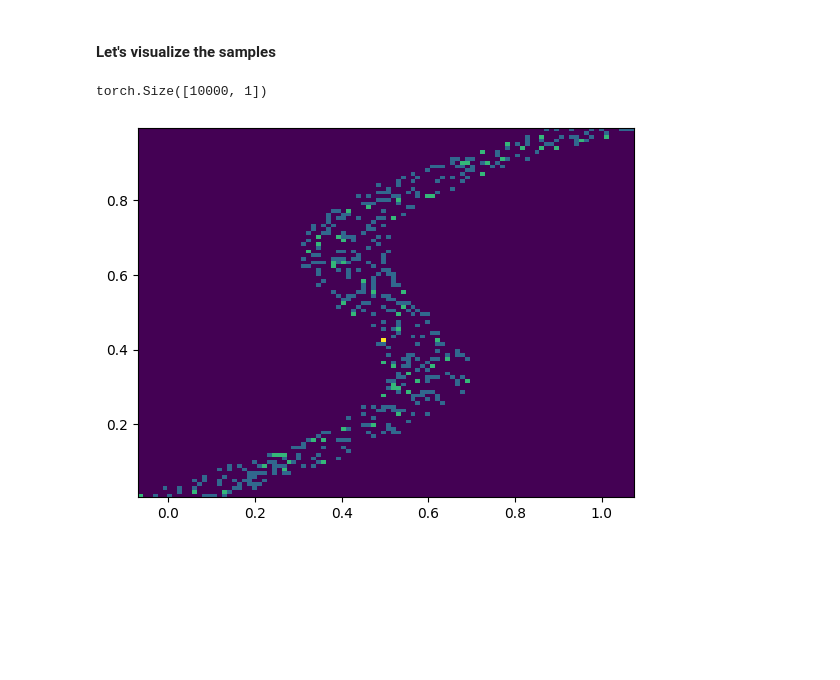
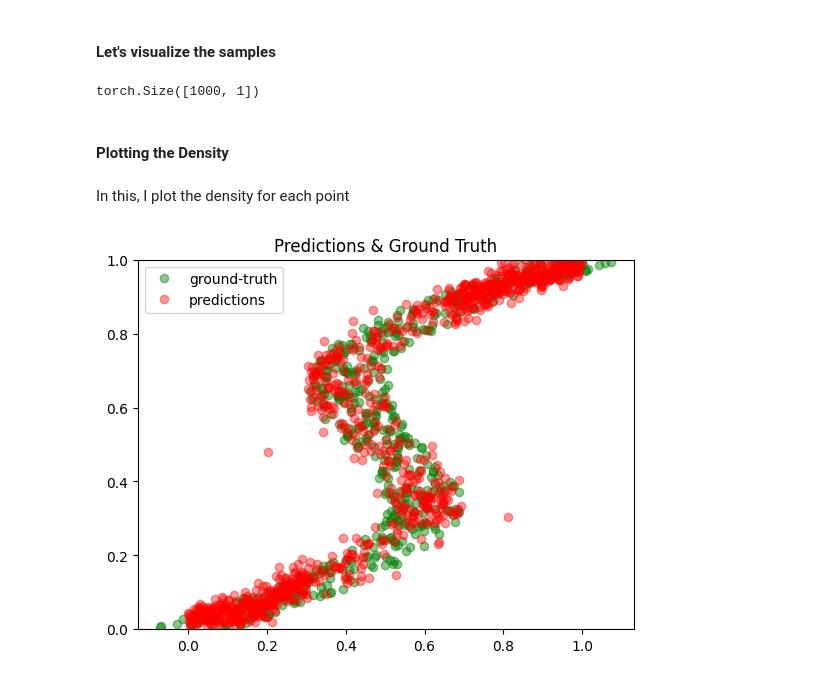
Before and after one commit to shenoynikhil/mixture-density-networks, a Jupyter notebook: tutorial.ipynb, the cells around one changed output. Drawn from its saved outputs; the diff is of its cells as text; code cells hidden in the pictures; blank space fills up the shorter version.

```diff
--- a/tutorial.ipynb
+++ b/tutorial.ipynb
@@ -203,17 +209,23 @@ class MixtureDensityNetwork(nn.Module):
         )
 
         # layers for getting MDN outputs
-        self.mean_net = nn.Linear(hidden_units, components)
-        self.sigma_net = nn.Linear(hidden_units, components)
+        # both mean and sigma predicted by same network
+        self.components = components
+        self.gaussian_net = nn.Linear(hidden_units, 2 * components)
         self.mixing_net = nn.Linear(hidden_units, components)
+
 
     def forward(self, x):
         out = self.net(x) # (batch_size, hidden_units)
 
         # let's get mixing coefficients, mean and sigma
+        gaussian_output = self.gaussian_net(out)
+        mean, sigma = (
+            gaussian_output[:, :self.components],
+            torch.exp(gaussian_output[:, self.components:])
+        )
+
         log_pi = torch.log_softmax(self.mixing_net(out), dim=-1) # softmax over -1 dim
-        mean = self.mean_net(out)
-        sigma = torch.exp(self.sigma_net(out))
 
         return {
             'log_pi': log_pi,
@@ -291,9 +303,9 @@ def loss_mdn(y_pred, y_true):
 
     return nll.mean() # to return a single value for a batch
 # %%
-model = MixtureDensityNetwork(components=10, hidden_units=20)
-optimizer = torch.optim.Adam(model.parameters(), lr=3e-4)
-epochs = 50
+model = MixtureDensityNetwork(components=3, hidden_units=50)
+optimizer = torch.optim.Adam(model.parameters(), lr=1e-2)
+epochs = 1000
 iterations = epochs * len(inverse_dl)
 
 # fit the model: Weird bit is that loss goes below zero
@@ -308,24 +320,25 @@ epoch_losses = fit(
 # %% [markdown]
 #### Let's visualize the samples
 # %%
-eval_x = torch.arange(0, 1, 0.0001).unsqueeze(1)
+eval_x = torch.arange(0, 1, 0.001).unsqueeze(1)
 eval_x.shape
 # %% [output]
-torch.Size([10000, 1])
+torch.Size([1000, 1])
 # %%
-def sample(model, x, samples=10):
+def sample(model, x):
     model.eval()
+    # Step 1: Forward Pass with Model to get parameters of each component
     with torch.no_grad():
         y_pred = model.forward(x)
 
     log_pi, mean, sigma = (
         y_pred['log_pi'], y_pred['mean'], y_pred['sigma']
     )
-    # compute cumulative sums using pi
-    cum_pi = torch.cumsum(torch.exp(log_pi), dim=-1)
+    # Step 2: Selecting the component using the predicted \pi distribution
+    cumulative_pi = torch.cumsum(torch.exp(log_pi), dim=-1)
     rvs = torch.rand(len(x), 1).to(x)
-    rand_pi = torch.searchsorted(cum_pi, rvs)
-    # reparametrization
+    rand_pi = torch.searchsorted(cumulative_pi, rvs)
+    # Step 3: Sample from a gaussian with mean and sigma selected in step 2.
     rand_normal = torch.randn_like(mean) * sigma + mean
     samples = torch.gather(rand_normal, index=rand_pi, dim=1).squeeze()
     return samples
@@ -333,10 +346,16 @@ def sample(model, x, samples=10):
 model.eval()
 with torch.no_grad():
     eval_t =sample(model, eval_x)
+# %% [markdown]
+#### Plotting the Density
+# %% [markdown]
+In this, I plot the density for each point
 # %%
-def plot_data(x, y):
-    plt.hist2d(x, y, bins=100)
+plt.plot(t, x, 'go', alpha=0.45, label='ground-truth')
+plt.plot(eval_x.squeeze().numpy(), eval_t.numpy(), 'ro', alpha=0.4, label='predictions')
+plt.ylim(0, 1)
+plt.legend()
+plt.title('Predictions & Ground Truth')
+plt.show()
+# %% [output]
+[figure, added]
-# %%
-plot_data(t, x)
-# %% [output]
-[figure, removed]
```
Also changed, not shown: parts of 12 cells of this notebook.
